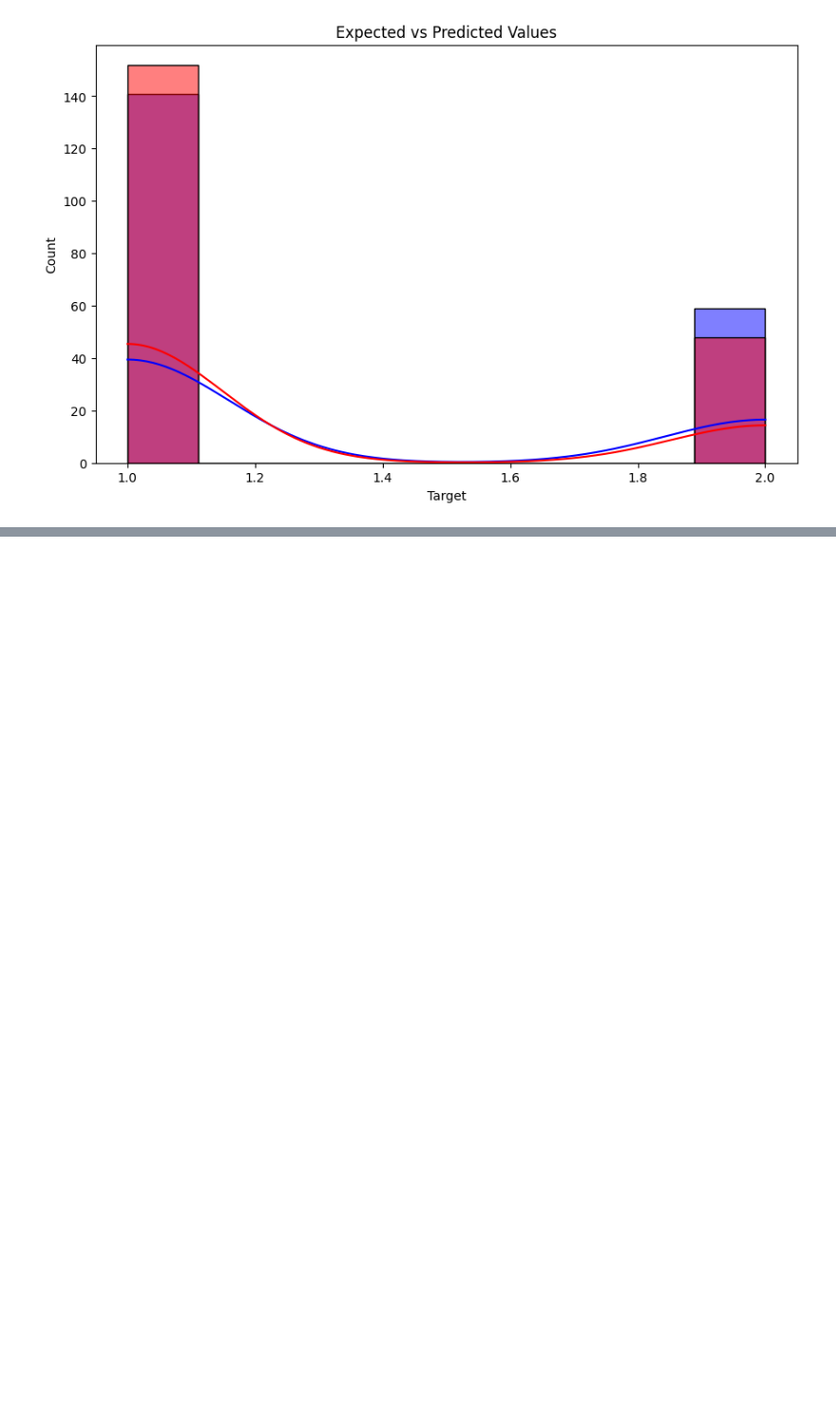
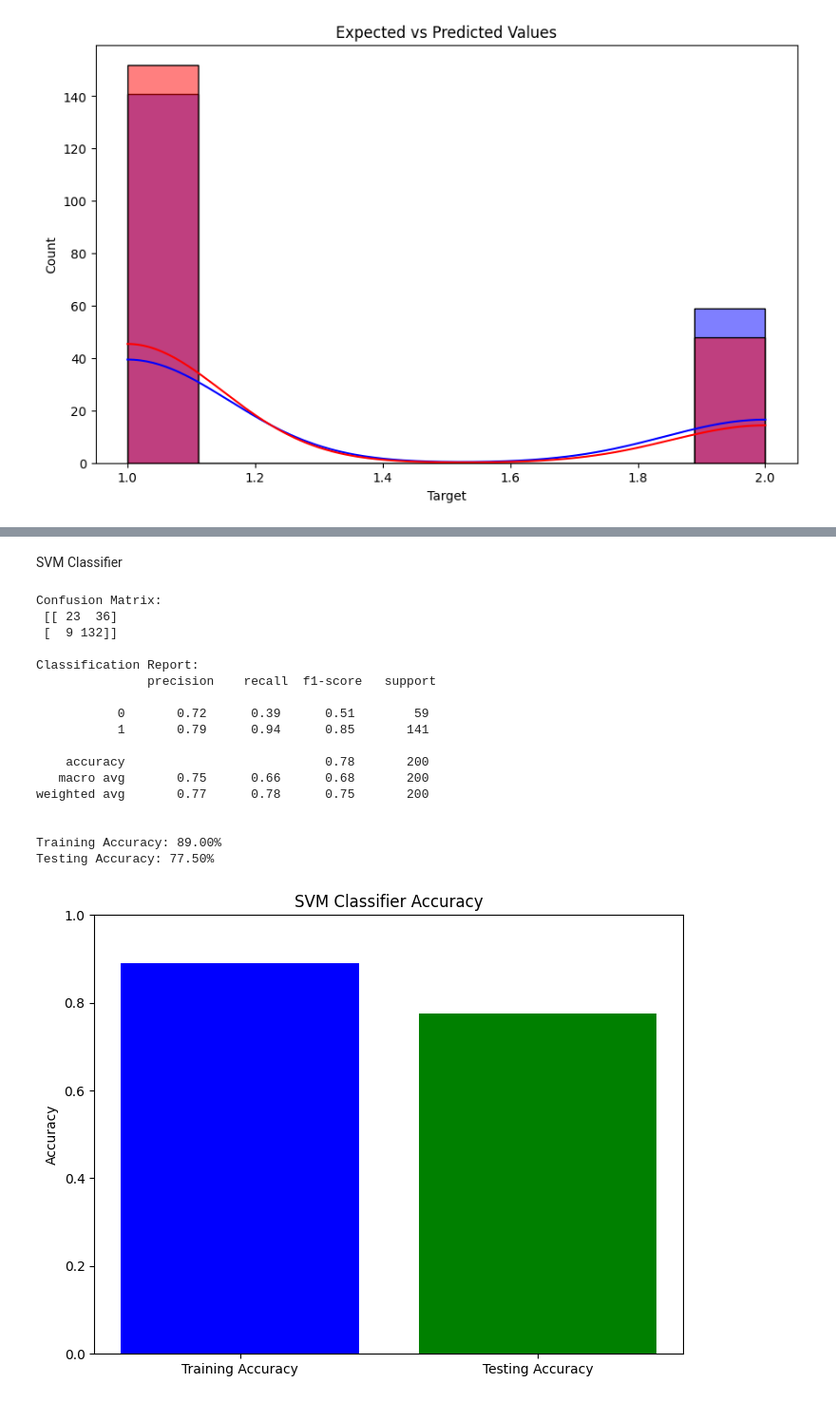
Before and after one commit to AnanyaTyagi08/Credit-Predictor, a Jupyter notebook: Statlog(German_Credit)CS375Project.ipynb, the cells around one changed output, grey strips where cells are left out. Shown: that part at 95% size. Cells and saved outputs as stored; diff of their text form; code cells hidden in the pictures; blank space fills up the shorter version.

Commit message:
Add files via upload
Added the SVM Classifier Model

```diff
--- a/Statlog(German_Credit)CS375Project.ipynb
+++ b/Statlog(German_Credit)CS375Project.ipynb
@@ -448,0 +375,75 @@ KNN Classifier Accuracy: 75.00%
+# %% [markdown]
+SVM Classifier
+# %%
+from ucimlrepo import fetch_ucirepo
+from sklearn.model_selection import train_test_split
+from sklearn.preprocessing import StandardScaler
+from sklearn.svm import SVC
+from sklearn.metrics import classification_report, confusion_matrix, accuracy_score
+import pandas as pd
+import matplotlib.pyplot as plt
+
+# Fetch dataset
+statlog_german_credit_data = fetch_ucirepo(id=144)
+
+# Extract features and targets
+X = statlog_german_credit_data.data.features
+y = statlog_german_credit_data.data.targets
+
+# Adjust target values for binary classification
+y = y.replace({1: 1, 2: 0})
+y = y.values.ravel()  # Ensure y is a 1D array
+
+# Encode categorical features
+X = pd.get_dummies(X, drop_first=True)
+
+# Split the data into training and testing sets
+X_train, X_test, y_train, y_test = train_test_split(X, y, test_size=0.2, random_state=42)
+
+# Standardize features
+scaler = StandardScaler()
+X_train = scaler.fit_transform(X_train)
+X_test = scaler.transform(X_test)
+
+# Train the SVM classifier
+svm_classifier = SVC(kernel='rbf', C=1, gamma='scale', random_state=42)
+svm_classifier.fit(X_train, y_train)
+
+# Predict and evaluate
+y_pred = svm_classifier.predict(X_test)
+
+# Calculate accuracy
+train_accuracy = svm_classifier.score(X_train, y_train)
+test_accuracy = accuracy_score(y_test, y_pred)
+
+print("\nConfusion Matrix:\n", confusion_matrix(y_test, y_pred))
+print("\nClassification Report:\n", classification_report(y_test, y_pred))
+print(f"\nTraining Accuracy: {train_accuracy*100:.2f}%")
+print(f"Testing Accuracy: {test_accuracy*100:.2f}%")
+
+# Plot accuracy
+fig, ax = plt.subplots(figsize=(8, 6))
+ax.bar(['Training Accuracy', 'Testing Accuracy'], [train_accuracy, test_accuracy], color=['blue', 'green'])
+ax.set_ylim(0, 1)
+ax.set_ylabel('Accuracy')
+ax.set_title('SVM Classifier Accuracy')
+plt.show()
+# %% [output]
+Confusion Matrix:
+ [[ 23  36]
+ [  9 132]]
+
+Classification Report:
+               precision    recall  f1-score   support
+
+           0       0.72      0.39      0.51        59
+           1       0.79      0.94      0.85       141
+
+    accuracy                           0.78       200
+   macro avg       0.75      0.66      0.68       200
+weighted avg       0.77      0.78      0.75       200
+
+
+Training Accuracy: 89.00%
+Testing Accuracy: 77.50%
+[figure, added]
```
Also changed, not shown: parts of 3 cells of this notebook.
